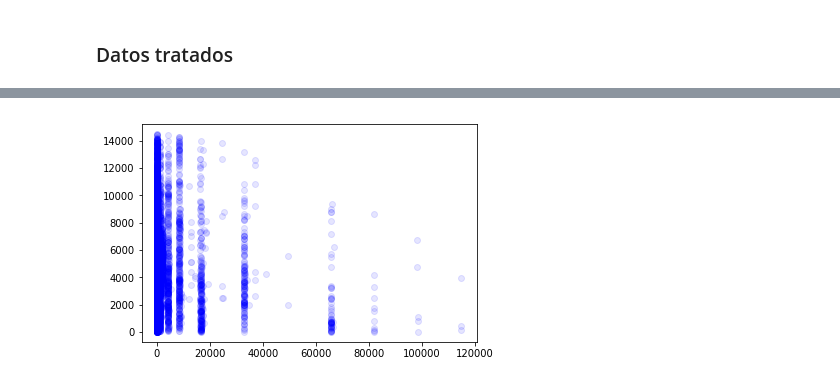
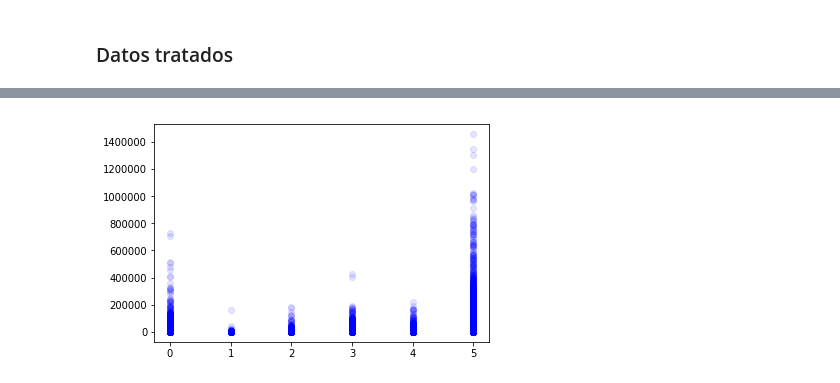
Before and after one commit to DouglasAR01/IA_Regresor_shows_animados, a Jupyter notebook: Data analysis.ipynb, the cells around one changed output, grey strips where cells are left out. Drawn from its saved outputs; the diff is of its cells as text; code cells hidden in the pictures.

```diff
--- a/Data analysis.ipynb
+++ b/Data analysis.ipynb
@@ -80,6 +80,6 @@ for j in range(len(x)):
 # %% [markdown]
 ### Datos tratados
 # %%
-treated_data = pd.read_csv("./data/t_data/anime_cleaned_treated_v2_1.csv")
+treated_data = pd.read_csv("./data/t_data/anime_cleaned_treated_v2_9.csv")
 treated_data.head()
 # %% [output]
@@ -93,4 +97,4 @@ treated_data.head()
 # %%
-plt.scatter(treated_data['Decimal'],treated_data['Popularity'], c="blue", cmap='rainbow', alpha=0.1);
+plt.scatter(treated_data['Type'],treated_data['Members'], c="blue", cmap='rainbow', alpha=0.1);
 # %% [output]
-[figure, old version]
+[figure, new version]
```
Also changed, not shown: parts of 5 cells of this notebook, 8 other files.
